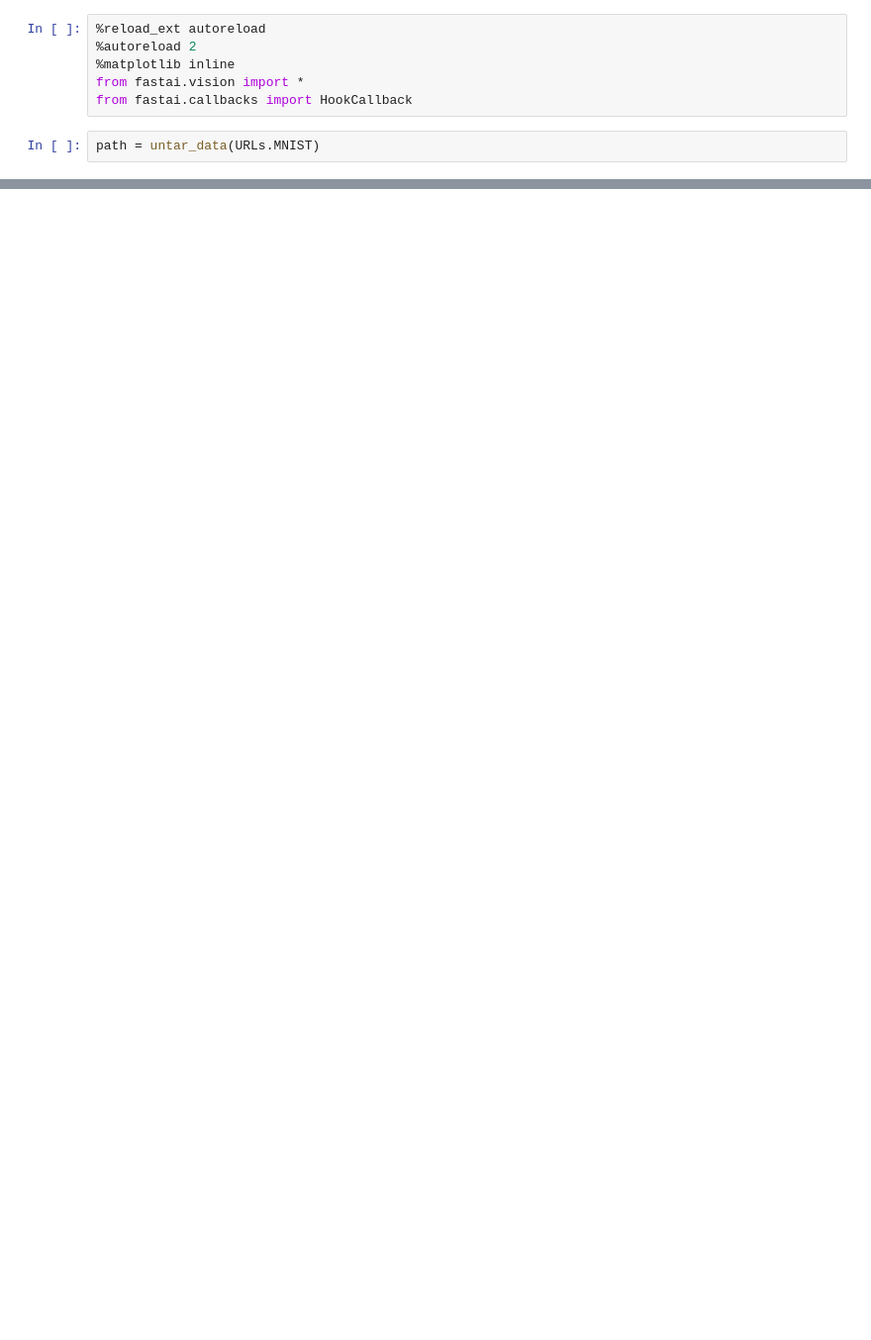
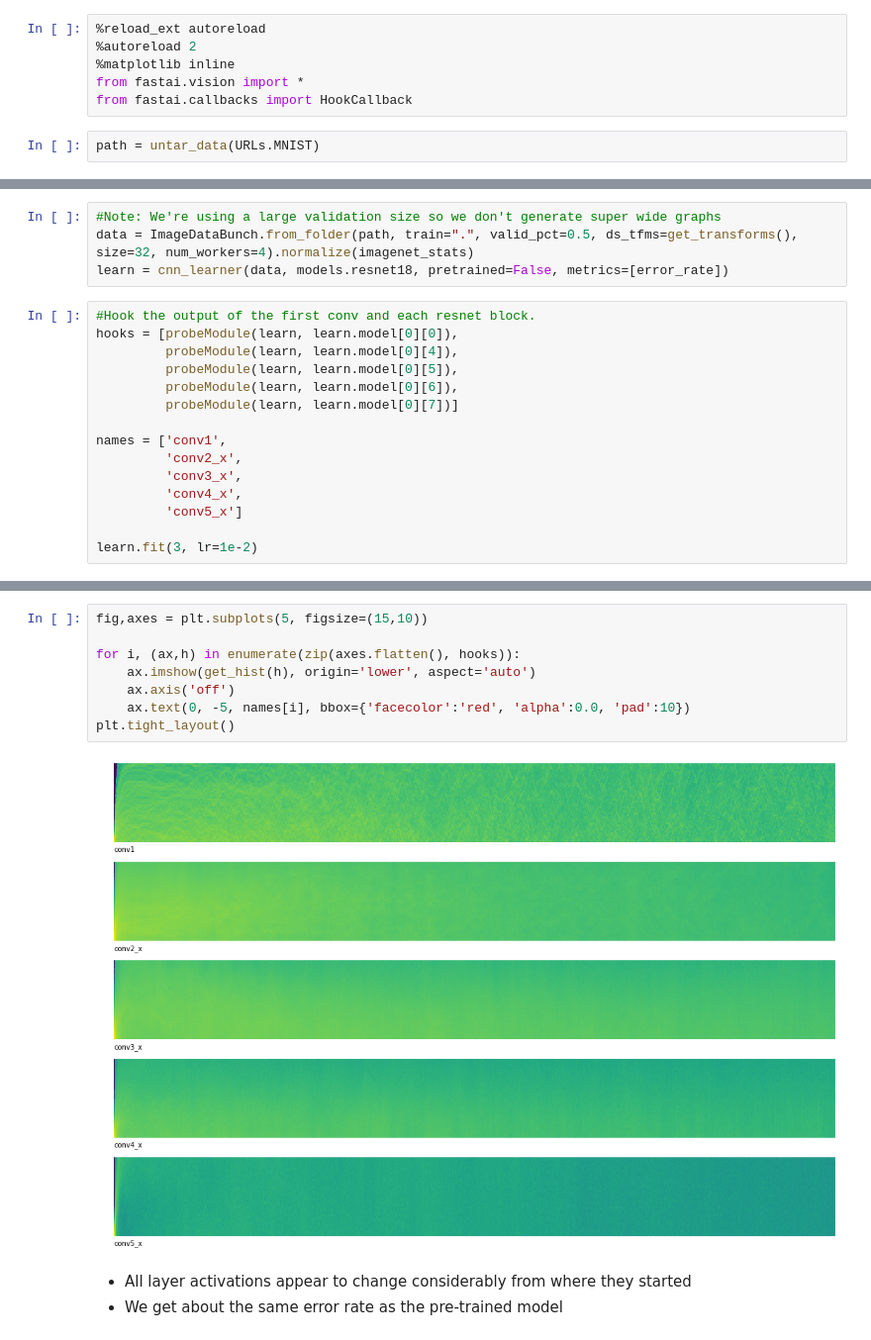
Before and after one commit to JoshVarty/VisualizingActivations, a Jupyter notebook: VisualizingActivations.ipynb, the cells around one changed output, grey strips where cells are left out. Shown at 99% size. Drawn from its saved outputs; the diff is of its cells as text; blank space fills up the shorter version.

```diff
--- a/VisualizingActivations.ipynb
+++ b/VisualizingActivations.ipynb
@@ -59,0 +85,19 @@ torch.Size([34944, 64, 16, 16])
+# %%
+#Note: We're using a large validation size so we don't generate super wide graphs
+data = ImageDataBunch.from_folder(path, train=".", valid_pct=0.5, ds_tfms=get_transforms(), size=32, num_workers=4).normalize(imagenet_stats)
+learn = cnn_learner(data, models.resnet18, pretrained=False, metrics=[error_rate])
+# %%
+#Hook the output of the first conv and each resnet block.
+hooks = [probeModule(learn, learn.model[0][0]),
+         probeModule(learn, learn.model[0][4]),
+         probeModule(learn, learn.model[0][5]),
+         probeModule(learn, learn.model[0][6]),
+         probeModule(learn, learn.model[0][7])]
+
+names = ['conv1',
+         'conv2_x',
+         'conv3_x',
+         'conv4_x',
+         'conv5_x']
+
+learn.fit(3, lr=1e-2)
@@ -59,0 +110,13 @@ torch.Size([34944, 64, 16, 16])
+# %%
+fig,axes = plt.subplots(5, figsize=(15,10))
+
+for i, (ax,h) in enumerate(zip(axes.flatten(), hooks)):
+    ax.imshow(get_hist(h), origin='lower', aspect='auto')
+    ax.axis('off')
+    ax.text(0, -5, names[i], bbox={'facecolor':'red', 'alpha':0.0, 'pad':10})
+plt.tight_layout()
+# %% [output]
+[figure, added]
+# %% [markdown]
+- All layer activations appear to change considerably from where they started
+- We get about the same error rate as the pre-trained model
```
Also changed, not shown: parts of 35 cells of this notebook.
